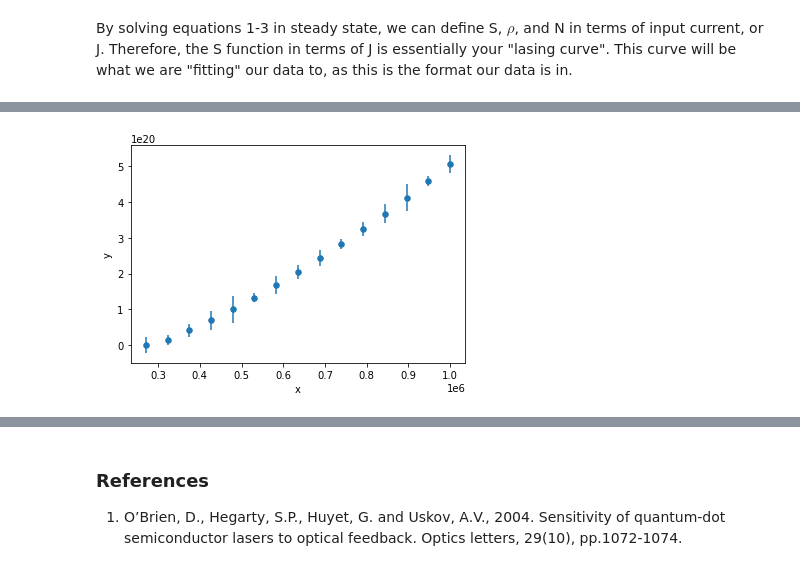
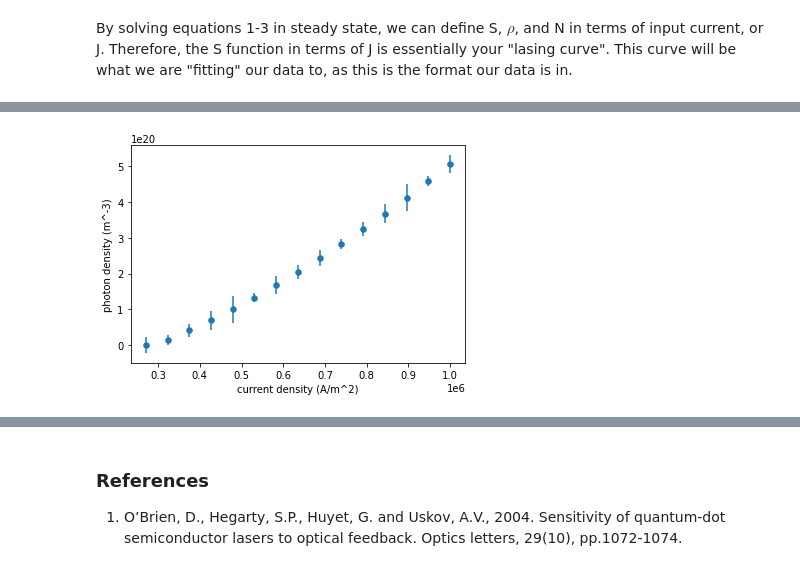
Before and after one commit to phys201/qd_laser_dynamics, a Jupyter notebook: tutorial.ipynb, the cells around one changed output, grey strips where cells are left out. Saved outputs shown, nothing was run; the diff lists cells and outputs as text; code cells hidden in the pictures.

```diff
--- a/tutorial.ipynb
+++ b/tutorial.ipynb
@@ -73,19 +79,22 @@ from data_files.io import get_example_data_file_path, load_data
 # %%
 import pandas as pd
 
 simulated_data_frame = load_data(get_example_data_file_path('simulated_data_csv.csv'))
 
 x = simulated_data_frame['x'][:]
 y = simulated_data_frame['y'][:]
 sigma_y = simulated_data_frame['sigma_y'][:]
+simulated_data_frame.columns = ['current density (A/m^2)', 'photon density (m^-3)', 'sigma_y']
 
 ## plot the test data
-simulated_data_frame.plot(x='x', y='y', kind='scatter', yerr='sigma_y', s=30)
+simulated_data_frame.plot(x='current density (A/m^2)', y='photon density (m^-3)', kind='scatter', yerr='sigma_y', s=30)
 
+## define posterior equation, which adds
+## the result of our log prior and log likelihood functions
 def log_posterior(theta, x, y, sigma_y):
     return UniformPrior(10e-21, 10e-19).logp(10e-20) + LogLikelihood(theta, x, y, sigma_y).logllh()
 # %% [output]
-[figure, old version]
+[figure, new version]
 # %%
 # the model has 1 parameters; we'll use 50 walkers and 500 steps each
 ndim = 1
```
Also changed, not shown: parts of 16 cells of this notebook, 4 other files.
